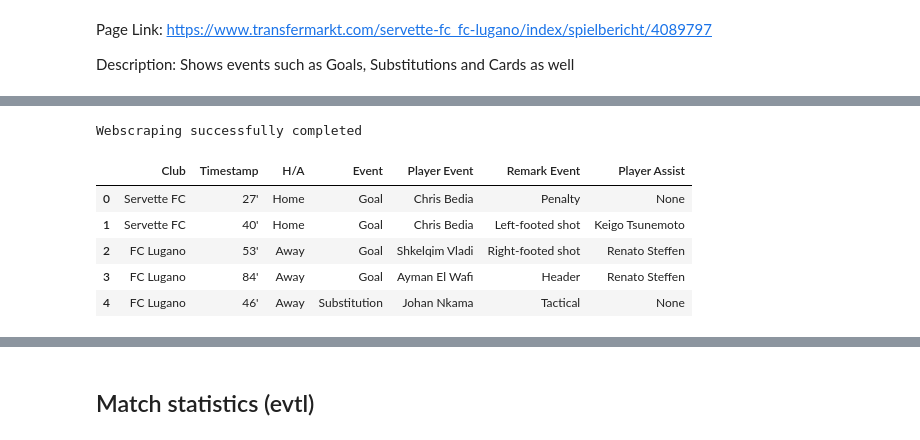
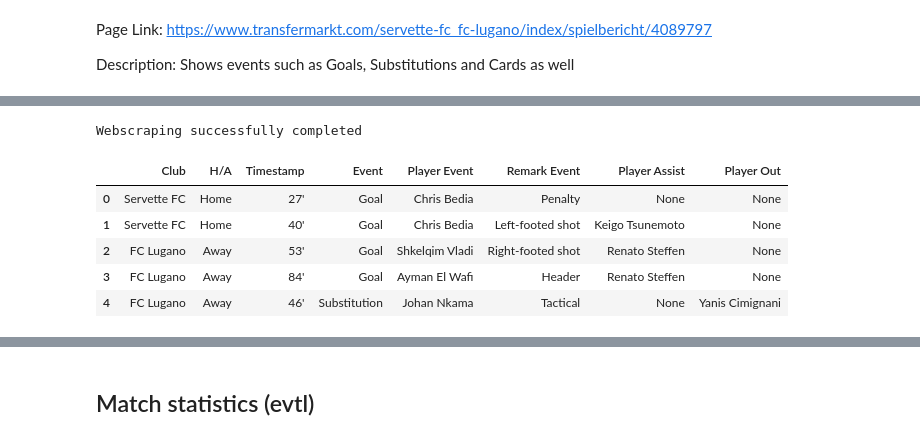
Before and after one commit to heinimoreno/PBL_RA_MH, a Jupyter notebook: TM_Scraping_Coach_Level.ipynb, the cells around one changed output, grey strips where cells are left out. Cells and saved outputs as stored; diff of their text form; code cells hidden in the pictures.

```diff
--- a/TM_Scraping_Coach_Level.ipynb
+++ b/TM_Scraping_Coach_Level.ipynb
@@ -314,8 +323,6 @@ def extract_px_from_style(style_str):
     else:
         # Handle the case when there are not enough values
         return None, None  # You can return None or some default values
-
-
 
 
 # Function to extract events with Remark Event adjustment
@@ -396,42 +403,41 @@ def extract_events(event_type_xpath, event_type, home_club_name, away_club_name)
             "Player Event": player_event,
             "Remark Event": remark_event,
             "Player Assist": player_assist,
+            "Player Out": player_out,
          })
     return events_data
-
 
 
 all_events_data = []
 event_types = {"Goal": '//*[@id="sb-tore"]/ul', "Substitution": '//*[@id="sb-wechsel"]/ul', "Card": '//*[@id="sb-karten"]/ul'}
 
 # Iterate through each event type and extract data
 for event_type, xpath in event_types.items():
     events_data = extract_events(xpath, event_type, home_club_name, away_club_name)
     all_events_data.extend(events_data)
 
 
 # Create DataFrame and reorder columns to put 'Timestamp' second
 events_df = pd.DataFrame(all_events_data)
-columns_order = ['Club', 'Timestamp', 'H/A', 'Event', 'Player Event', 'Remark Event', 'Player Assist']
+columns_order = ['Club', 'H/A', 'Timestamp', 'Event', 'Player Event', 'Remark Event', 'Player Assist', 'Player Out']
 events_df = events_df[columns_order]
-
 
 
 ## WRAP UP ##
 
 # Close the driver after scraping is done
 driver.quit()
 
 # Print a success message
 print("Webscraping successfully completed")
 
 # Display the combined DataFrame
 events_df.head()
 # %% [output]
 Webscraping successfully completed
-|  | Club | Timestamp | H/A | Event | Player Event | Remark Event | Player Assist |
-| 0 | Servette FC | 27' | Home | Goal | Chris Bedia | Penalty | None |
-| 1 | Servette FC | 40' | Home | Goal | Chris Bedia | Left-footed shot | Keigo Tsunemoto |
-| 2 | FC Lugano | 53' | Away | Goal | Shkelqim Vladi | Right-footed shot | Renato Steffen |
-| 3 | FC Lugano | 84' | Away | Goal | Ayman El Wafi | Header | Renato Steffen |
-| 4 | FC Lugano | 46' | Away | Substitution | Johan Nkama | Tactical | None |
+|  | Club | H/A | Timestamp | Event | Player Event | Remark Event | Player Assist | Player Out |
+| 0 | Servette FC | Home | 27' | Goal | Chris Bedia | Penalty | None | None |
+| 1 | Servette FC | Home | 40' | Goal | Chris Bedia | Left-footed shot | Keigo Tsunemoto | None |
+| 2 | FC Lugano | Away | 53' | Goal | Shkelqim Vladi | Right-footed shot | Renato Steffen | None |
+| 3 | FC Lugano | Away | 84' | Goal | Ayman El Wafi | Header | Renato Steffen | None |
+| 4 | FC Lugano | Away | 46' | Substitution | Johan Nkama | Tactical | None | Yanis Cimignani |
```
Also changed, not shown: parts of 7 cells of this notebook.
